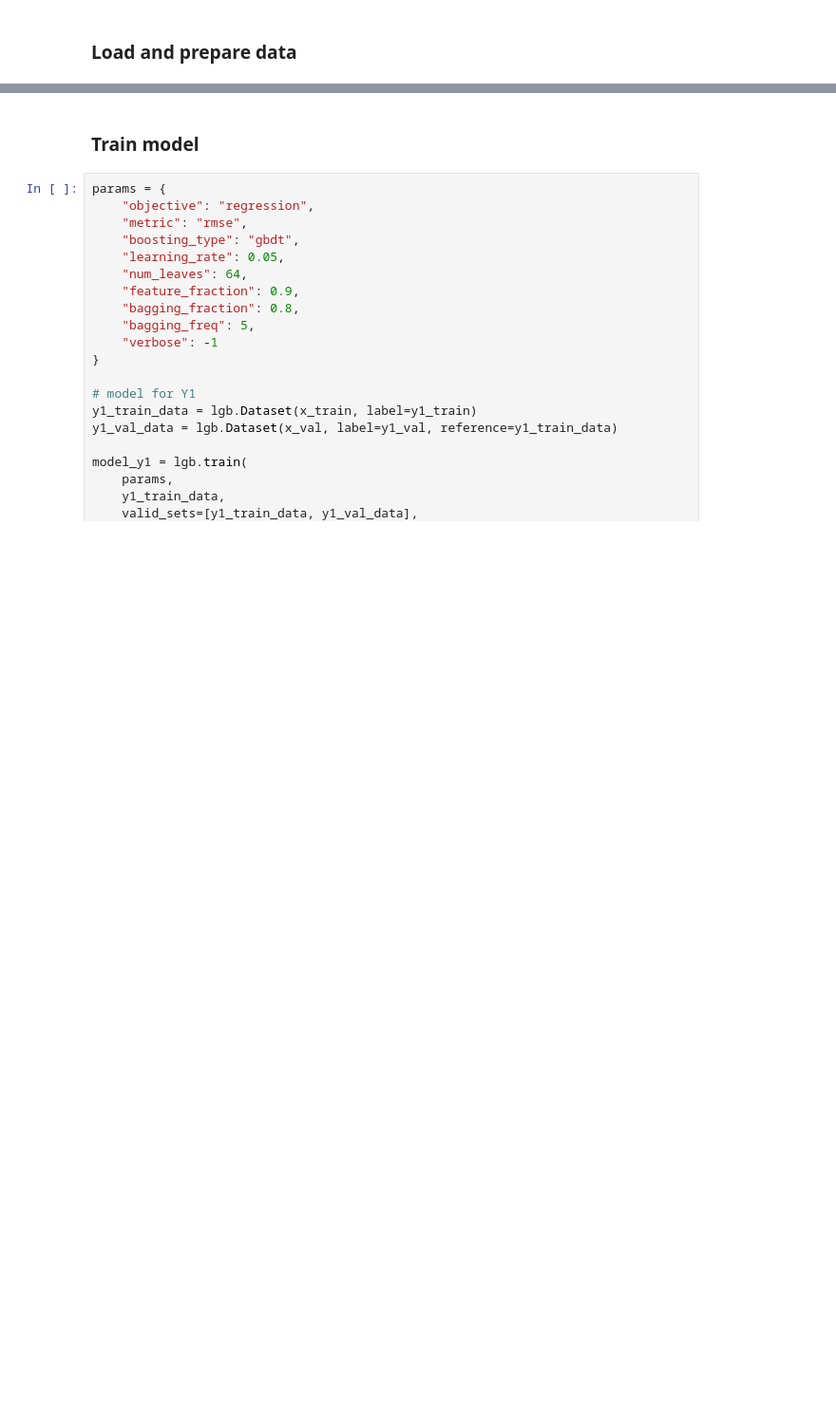
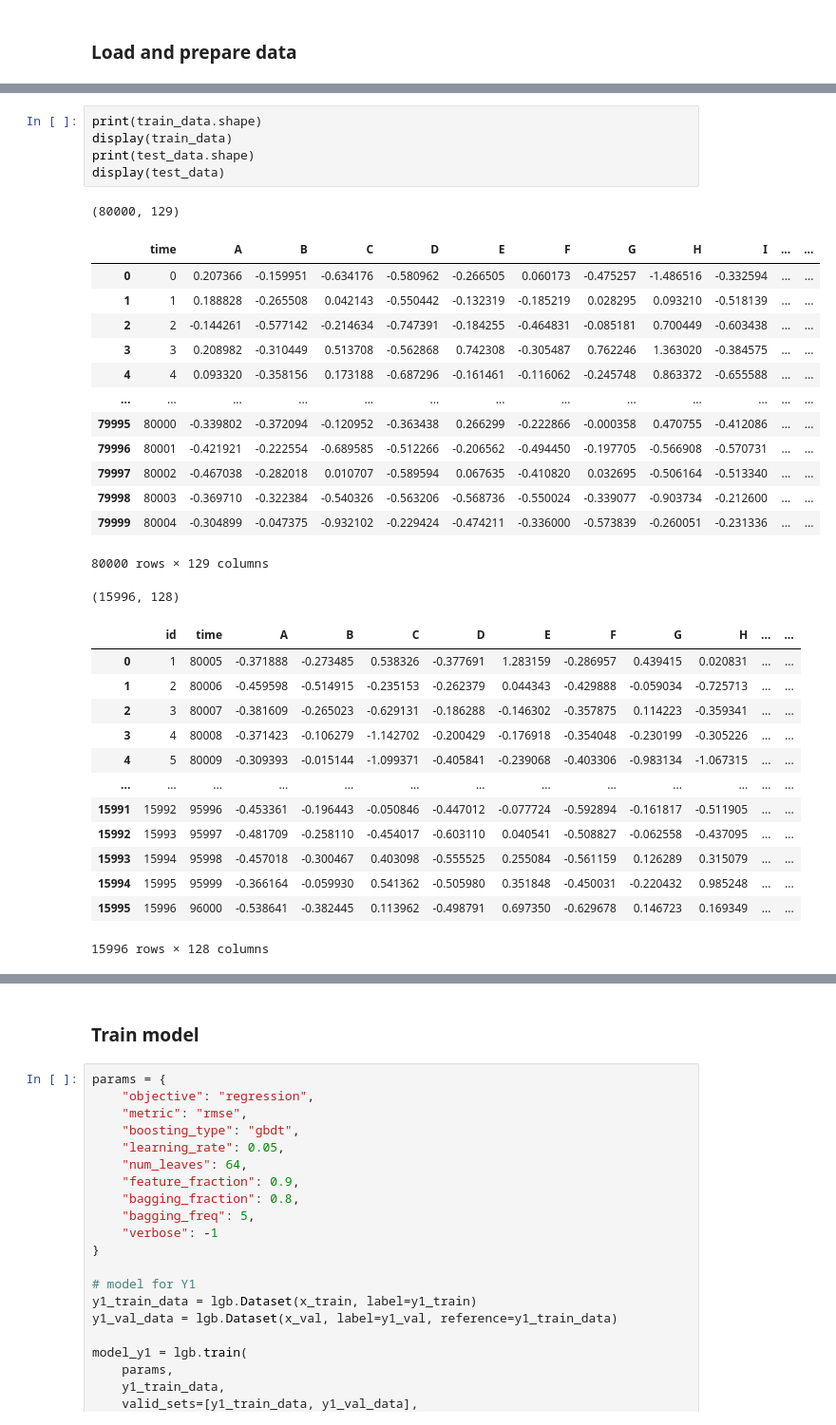
Before and after one commit to Liuike/quantchallenge-starter, a Jupyter notebook: research/research.ipynb, the cells around one changed output, grey strips where cells are left out. Shown: that part at 95% size. Saved outputs shown, nothing was run; the diff lists cells and outputs as text; blank space fills up the shorter version.

```diff
--- a/research/research.ipynb
+++ b/research/research.ipynb
@@ -25,0 +114,34 @@ _, _, y2_train, y2_val = train_test_split(x, y2, test_size=0.25, shuffle=False)
+# %%
+print(train_data.shape)
+display(train_data)
+print(test_data.shape)
+display(test_data)
+# %% [output]
+(80000, 129)
+|  | time | A | B | C | D | E | F | G | H | I | ... | ... |
+| 0 | 0 | 0.207366 | -0.159951 | -0.634176 | -0.580962 | -0.266505 | 0.060173 | -0.475257 | -1.486516 | -0.332594 | ... | ... |
+| 1 | 1 | 0.188828 | -0.265508 | 0.042143 | -0.550442 | -0.132319 | -0.185219 | 0.028295 | 0.093210 | -0.518139 | ... | ... |
+| 2 | 2 | -0.144261 | -0.577142 | -0.214634 | -0.747391 | -0.184255 | -0.464831 | -0.085181 | 0.700449 | -0.603438 | ... | ... |
+| 3 | 3 | 0.208982 | -0.310449 | 0.513708 | -0.562868 | 0.742308 | -0.305487 | 0.762246 | 1.363020 | -0.384575 | ... | ... |
+| 4 | 4 | 0.093320 | -0.358156 | 0.173188 | -0.687296 | -0.161461 | -0.116062 | -0.245748 | 0.863372 | -0.655588 | ... | ... |
+| ... | ... | ... | ... | ... | ... | ... | ... | ... | ... | ... | ... | ... |
+| 79995 | 80000 | -0.339802 | -0.372094 | -0.120952 | -0.363438 | 0.266299 | -0.222866 | -0.000358 | 0.470755 | -0.412086 | ... | ... |
+| 79996 | 80001 | -0.421921 | -0.222554 | -0.689585 | -0.512266 | -0.206562 | -0.494450 | -0.197705 | -0.566908 | -0.570731 | ... | ... |
+| 79997 | 80002 | -0.467038 | -0.282018 | 0.010707 | -0.589594 | 0.067635 | -0.410820 | 0.032695 | -0.506164 | -0.513340 | ... | ... |
+| 79998 | 80003 | -0.369710 | -0.322384 | -0.540326 | -0.563206 | -0.568736 | -0.550024 | -0.339077 | -0.903734 | -0.212600 | ... | ... |
+| 79999 | 80004 | -0.304899 | -0.047375 | -0.932102 | -0.229424 | -0.474211 | -0.336000 | -0.573839 | -0.260051 | -0.231336 | ... | ... |
+80000 rows × 129 columns
+(15996, 128)
+|  | id | time | A | B | C | D | E | F | G | H | ... | ... |
+| 0 | 1 | 80005 | -0.371888 | -0.273485 | 0.538326 | -0.377691 | 1.283159 | -0.286957 | 0.439415 | 0.020831 | ... | ... |
+| 1 | 2 | 80006 | -0.459598 | -0.514915 | -0.235153 | -0.262379 | 0.044343 | -0.429888 | -0.059034 | -0.725713 | ... | ... |
+| 2 | 3 | 80007 | -0.381609 | -0.265023 | -0.629131 | -0.186288 | -0.146302 | -0.357875 | 0.114223 | -0.359341 | ... | ... |
+| 3 | 4 | 80008 | -0.371423 | -0.106279 | -1.142702 | -0.200429 | -0.176918 | -0.354048 | -0.230199 | -0.305226 | ... | ... |
+| 4 | 5 | 80009 | -0.309393 | -0.015144 | -1.099371 | -0.405841 | -0.239068 | -0.403306 | -0.983134 | -1.067315 | ... | ... |
+| ... | ... | ... | ... | ... | ... | ... | ... | ... | ... | ... | ... | ... |
+| 15991 | 15992 | 95996 | -0.453361 | -0.196443 | -0.050846 | -0.447012 | -0.077724 | -0.592894 | -0.161817 | -0.511905 | ... | ... |
+| 15992 | 15993 | 95997 | -0.481709 | -0.258110 | -0.454017 | -0.603110 | 0.040541 | -0.508827 | -0.062558 | -0.437095 | ... | ... |
+| 15993 | 15994 | 95998 | -0.457018 | -0.300467 | 0.403098 | -0.555525 | 0.255084 | -0.561159 | 0.126289 | 0.315079 | ... | ... |
+| 15994 | 15995 | 95999 | -0.366164 | -0.059930 | 0.541362 | -0.505980 | 0.351848 | -0.450031 | -0.220432 | 0.985248 | ... | ... |
+| 15995 | 15996 | 96000 | -0.538641 | -0.382445 | 0.113962 | -0.498791 | 0.697350 | -0.629678 | 0.146723 | 0.169349 | ... | ... |
+15996 rows × 128 columns
```
Also changed, not shown: parts of 7 cells of this notebook.
